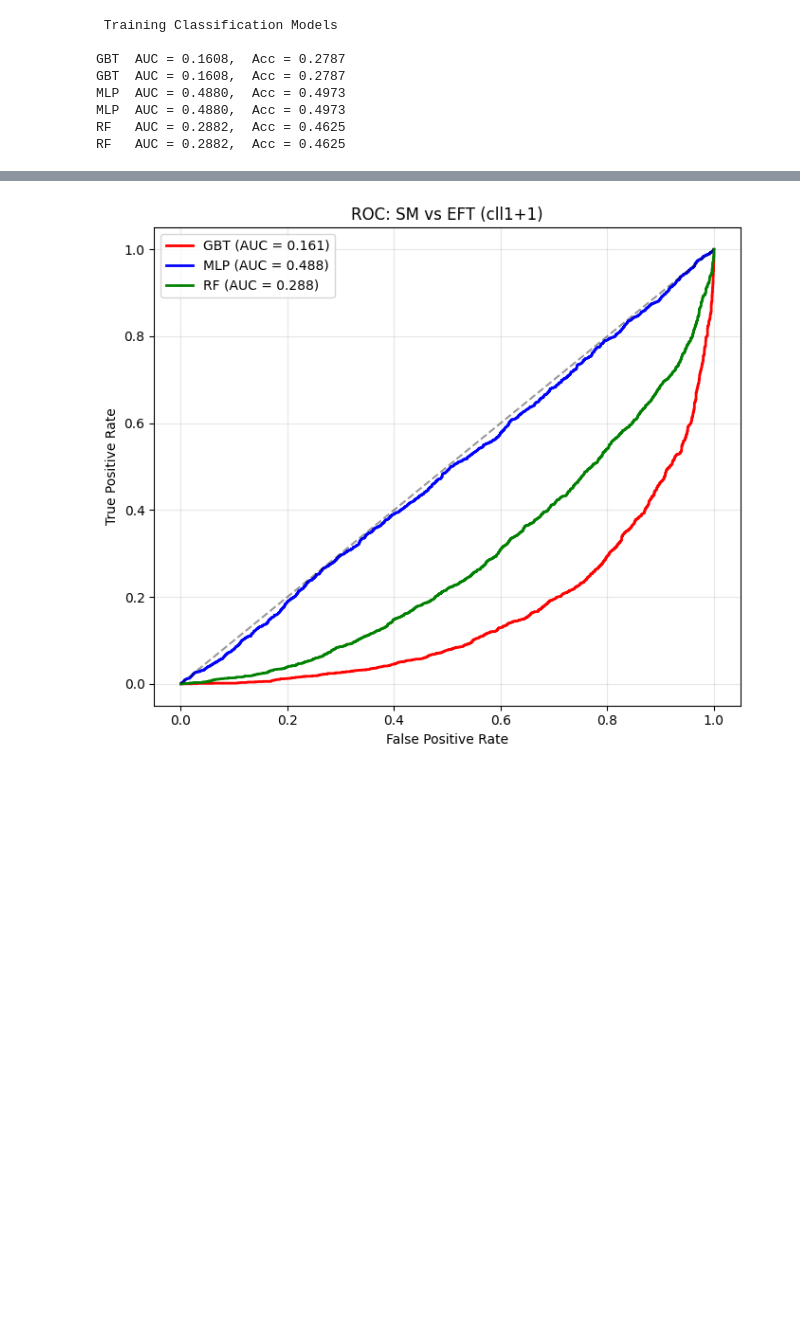
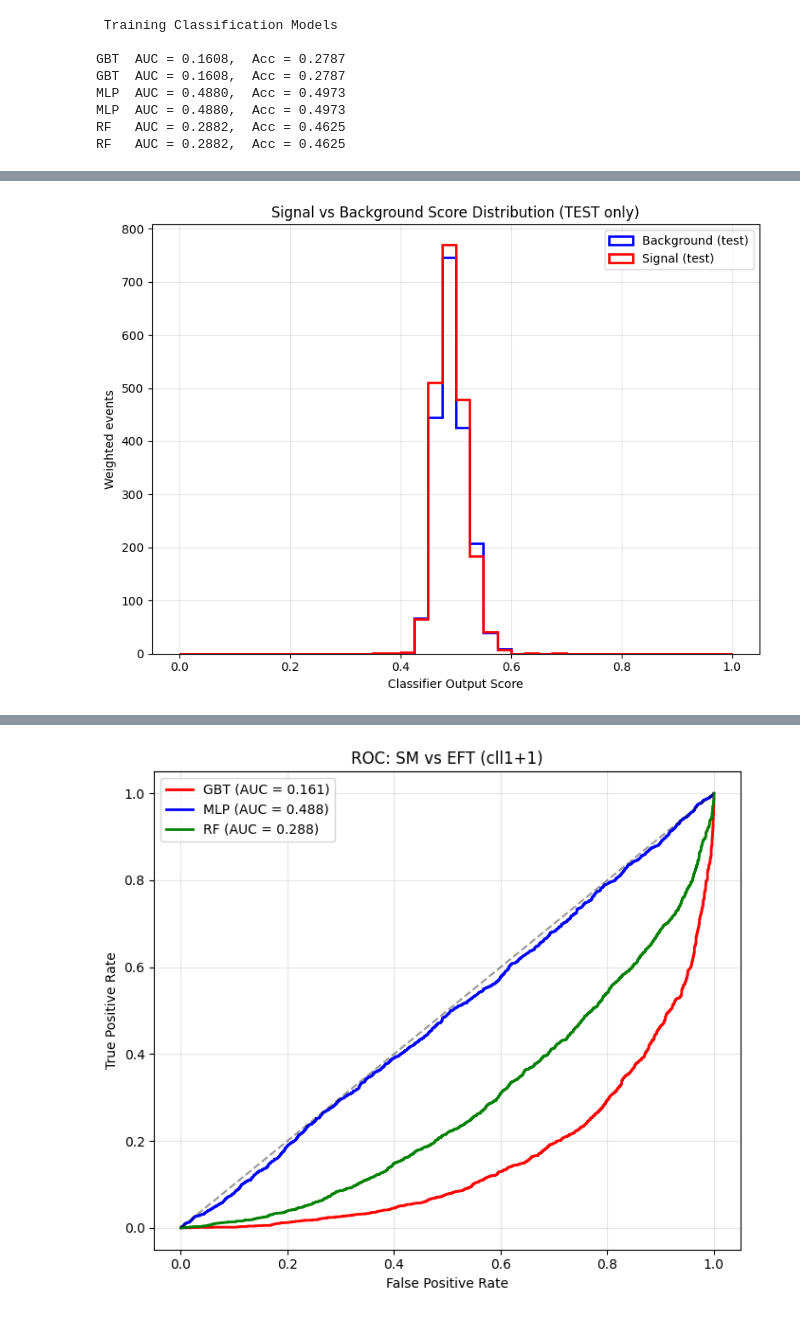
Before and after one commit to John-Aremu/SM-vs-EFT-simulation-analysis, a Jupyter notebook: SMEFT Analysis.ipynb, the cells around one changed output, grey strips where cells are left out. Cells and saved outputs as stored; diff of their text form; code cells hidden in the pictures; blank space fills up the shorter version.

```diff
--- a/SMEFT Analysis.ipynb
+++ b/SMEFT Analysis.ipynb
@@ -704,0 +748,16 @@ RF   AUC = 0.2882,  Acc = 0.4625
+# %%
+plt.figure(figsize=(8,6))
+plt.grid(alpha=0.3)
+
+# Score distributions on TEST only
+plt.hist(score_test[y_test==0], bins=40, range=(0,1), weights=w_test[y_test==0], histtype='step', lw=2, color='blue', label="Background (test)")
+plt.hist(score_test[y_test==1], bins=40, range=(0,1), weights=w_test[y_test==1], histtype='step', lw=2, color='red', label="Signal (test)")
+
+plt.xlabel("Classifier Output Score")
+plt.ylabel("Weighted events")
+plt.title("Signal vs Background Score Distribution (TEST only)")
+plt.legend()
+plt.tight_layout()
+plt.show()
+# %% [output]
+[figure, added]
```
Also changed, not shown: parts of 11 cells of this notebook, 1 other file.
